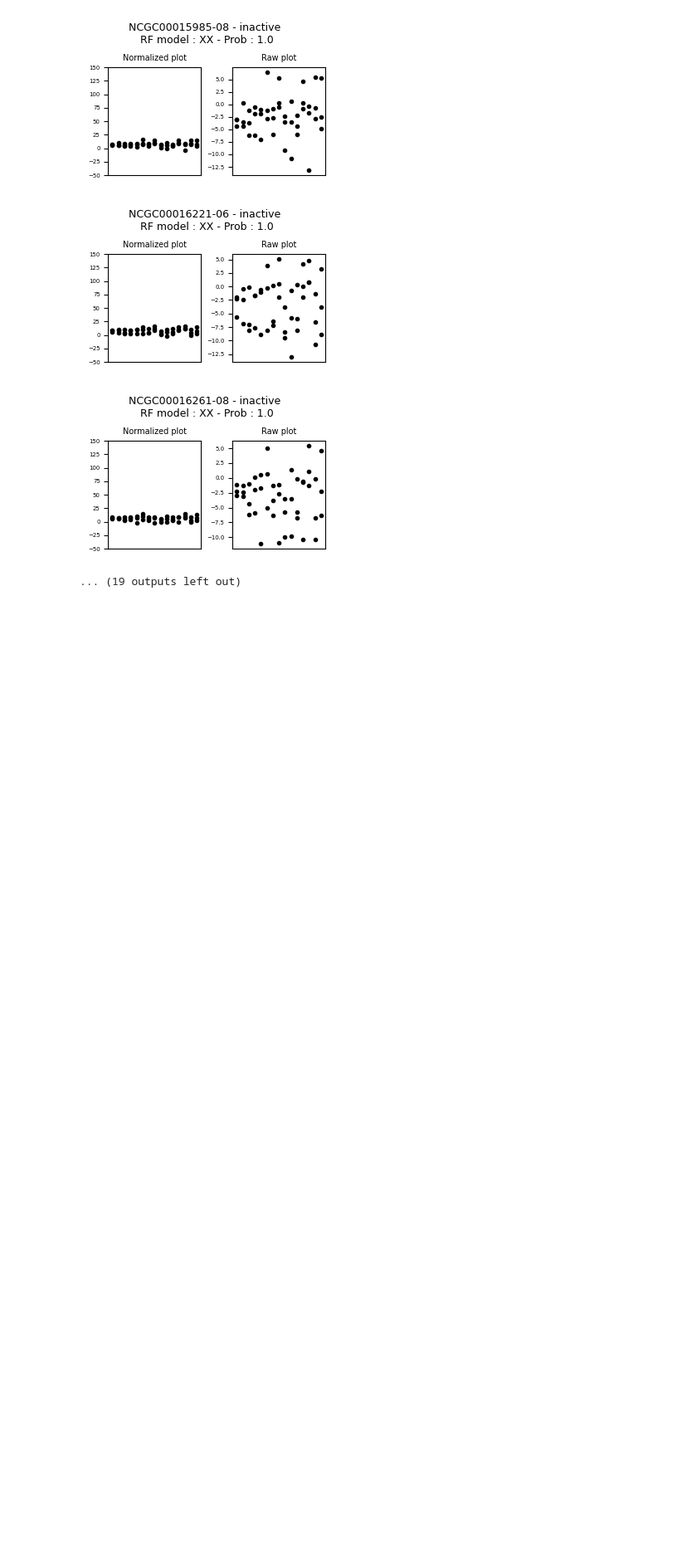
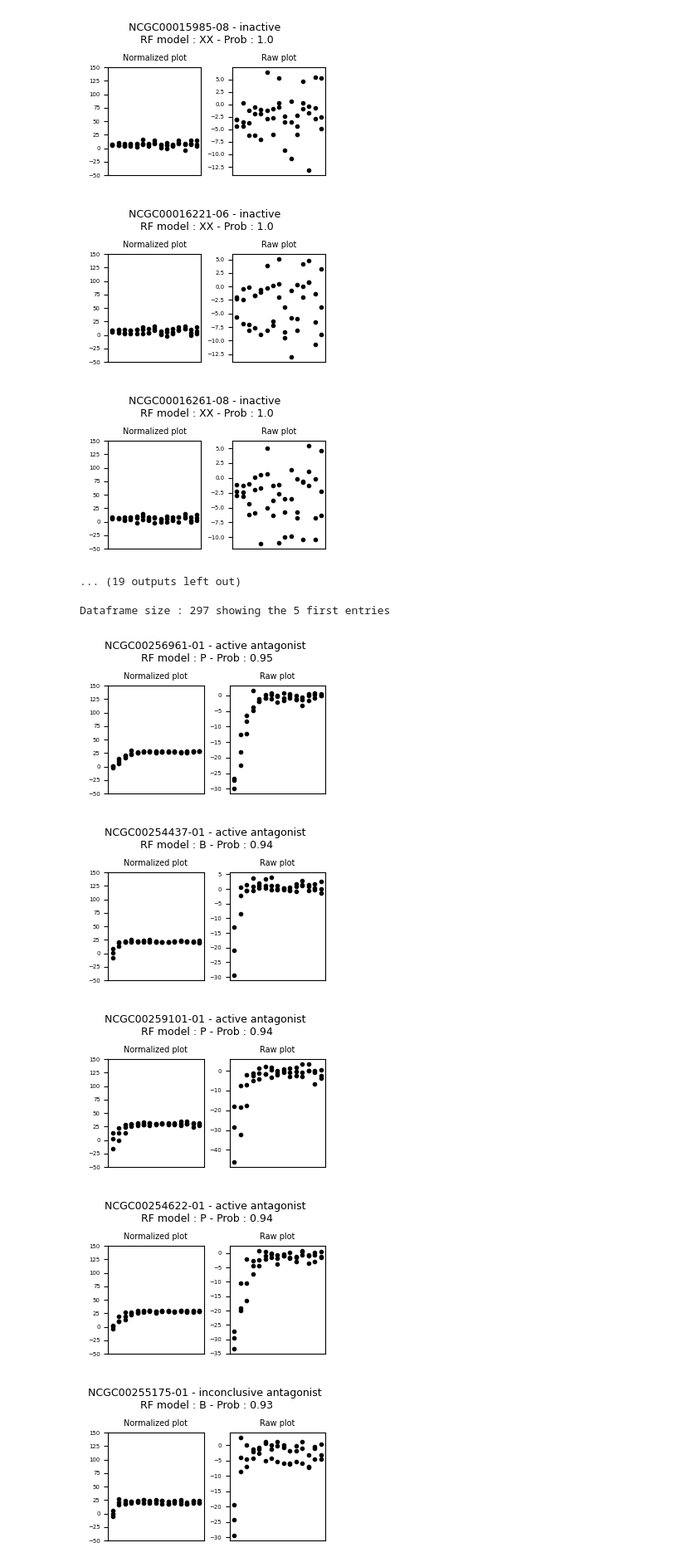
Before and after one commit to Sanofi-Public/IDD-Papers-AI4DR, a Jupyter notebook: AI4DR_Tox21_luc_biochem_dataset_analysis_RF_model.ipynb, the cells around one changed output. Shown at 83% size. Drawn from its saved outputs; the diff is of its cells as text; code cells hidden in the pictures; blank space fills up the shorter version.

```diff
--- a/AI4DR_Tox21_luc_biochem_dataset_analysis_RF_model.ipynb
+++ b/AI4DR_Tox21_luc_biochem_dataset_analysis_RF_model.ipynb
@@ -417,3 +417,19 @@ Dataframe size : 338 showing the 30 first entries
 [figure]
 [figure]
 ... (19 outputs left out)
+# %%
+questionable_ids = 'tox21_ids_low_probability_by_AI4DR.txt'
+selected_df = pd.read_csv(questionable_ids)
+# %%
+curr_curves_df = curves_df.merge(selected_df,on='SAMPLE_ID')
+# %%
+curr_curves_df = curr_curves_df.sort_values(by='probability', ascending=False)[columns_subset]
+# %%
+summarize_viz_triplicate_selection_RF(curr_curves_df,size=5)
+# %% [output]
+Dataframe size : 297 showing the 5 first entries
+[figure, added]
+[figure, added]
+[figure, added]
+[figure, added]
+[figure, added]
```
Also changed, not shown: parts of 7 cells of this notebook, 2 other files.
